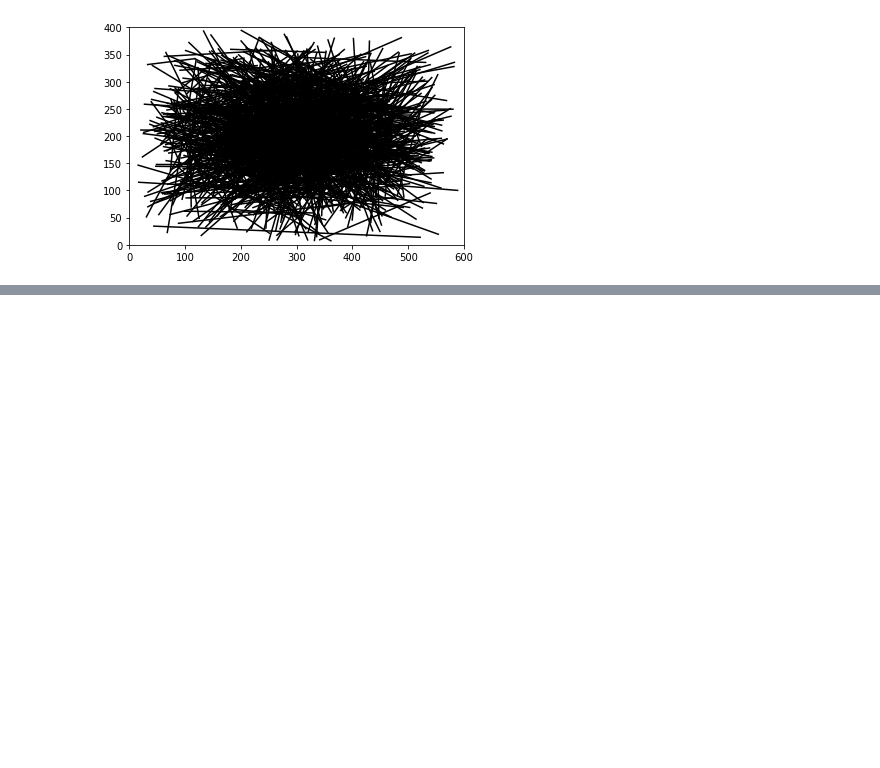
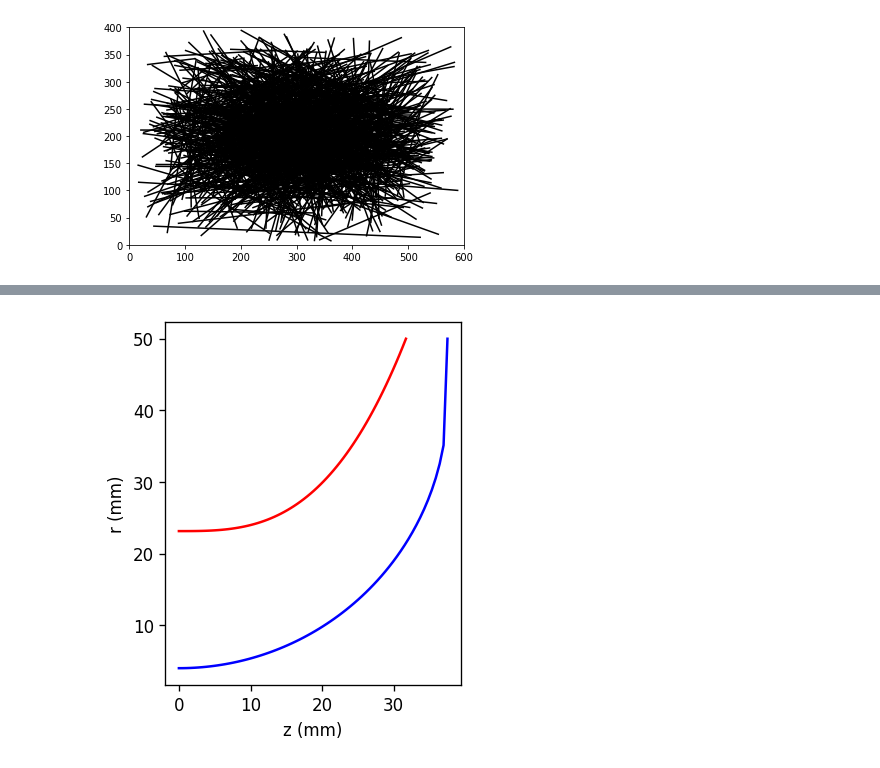
Before and after one commit to DrGyrr/TA-Turbine-Design-13118082, a Jupyter notebook: sandbox.ipynb, the cells around one changed output, grey strips where cells are left out. Saved outputs shown, nothing was run; the diff lists cells and outputs as text; code cells hidden in the pictures; blank space fills up the shorter version.

Commit message:
ganti VectComp dengan yang kak asybel terbaru, coba optimize siklus 10

```diff
--- a/sandbox.ipynb
+++ b/sandbox.ipynb
@@ -403,3 +400,21 @@ ax.set_ylim(0, 400)
 plt.draw()
 # %% [output]
 [figure]
+# %%
+from ifrturbinepackage.definitions  import *
+from ifrturbinepackage.inputs       import *
+from ifrturbinepackage.rotor        import *
+from ROptimize                      import *
+
+import matplotlib.pyplot as plt
+
+cyclenum = int(input("which cycle #?: "))
+
+optresR = optimizeR(cyclenum)
+# askproceed = str(input("proceed? [Y/N]"))
+# if askproceed.upper() == 'Y' or askproceed.upper() == 'YES':
+R2DContour  = Gen2DContour(indict=optresR,z5=0,dataamount=70)
+
+# plot1   = plt.plot(R2DContour['zh_data'],R2DContour['rh_data'])
+# plot1   = plt.plot(R2DContour['zs_data'][4],R2DContour['rs_data'][4])
+# plt.show()
@@ -405,0 +495,10 @@ plt.draw()
+# %%
+plot1 = plt.figure(dpi=120)
+plot1 = plt.plot(R2DContour['zh_data'],R2DContour['rh_data'],color='b')
+plot1 = plt.plot(R2DContour['zs_data'][3],R2DContour['rs_data'][3],color='r')
+plot1 = plt.gca().set_aspect('equal', adjustable='box')
+plot1 = plt.xlabel("z (mm)")
+plot1 = plt.ylabel("r (mm)")
+# plt.show(plot1)
+# %% [output]
+[figure, added]
```
Also changed, not shown: parts of 13 cells of this notebook, 11 other files.
